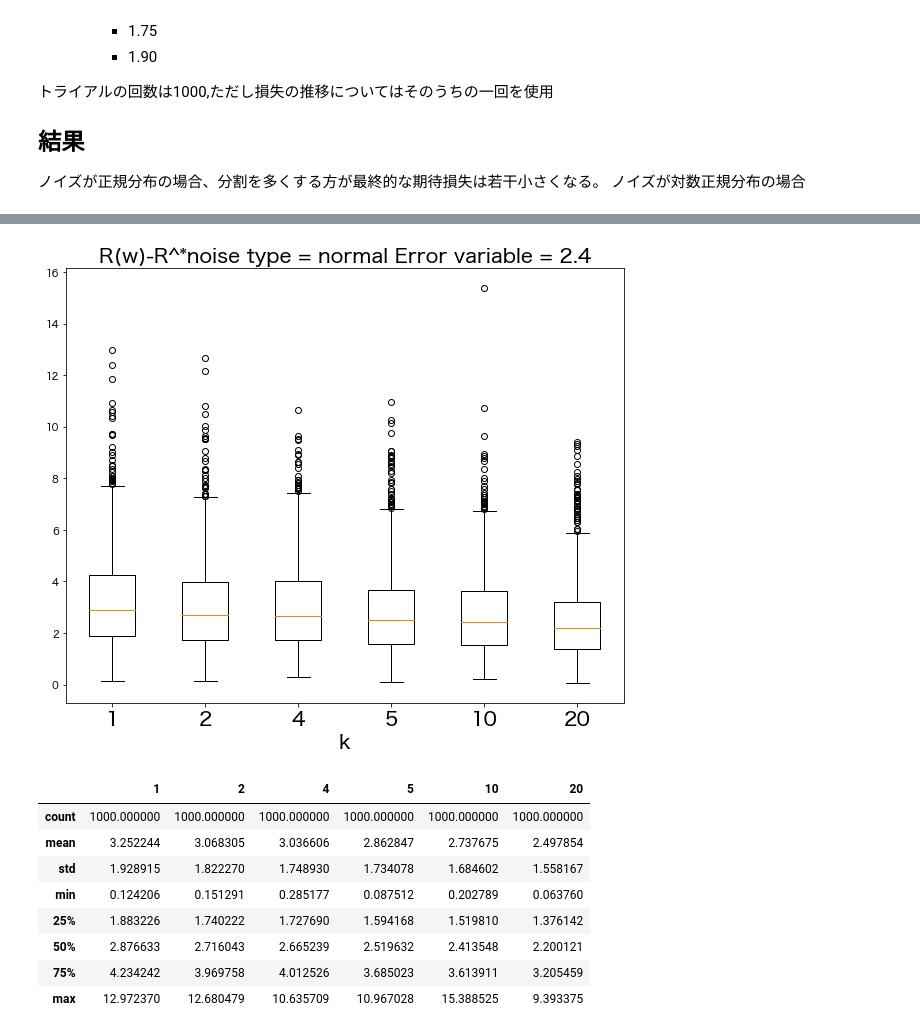
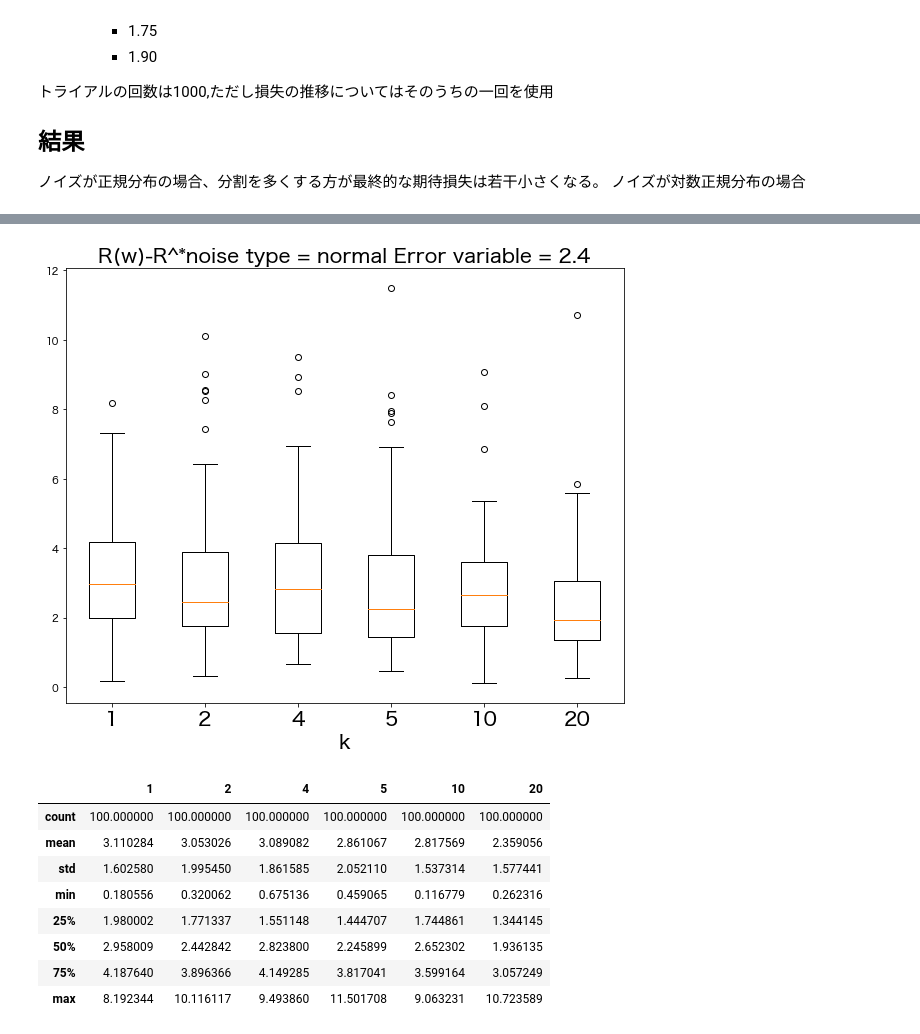
Before and after one commit to NaokiNakamichi/ML, a Jupyter notebook: GD/exp/simulation/DCSGD_Noise_0813.ipynb, the cells around one changed output, grey strips where cells are left out. Saved outputs shown, nothing was run; the diff lists cells and outputs as text; code cells hidden in the pictures.

```diff
--- a/GD/exp/simulation/DCSGD_Noise_0813.ipynb
+++ b/GD/exp/simulation/DCSGD_Noise_0813.ipynb
@@ -116,13 +116,13 @@ plot_set.transition(title=transition_title,result=transition_result, k_list=colu
 # %%
 noise = "normal"
 E_var = 2.4
 title = f"noise type = {noise} Error variable = {E_var}"
 DC = DC_SGD.DCSGDSimulation(w_star=w_star,n=n,E_var=E_var,X_mean=X_mean,X_var=X_var,noise=noise,loss_type=son,c=c,fixed_lr=True)
-trial_num  = 1000
+trial_num  = 100
 _, result_loss_gauss = DC.many_trails(trial_num=trial_num,max_k=20)
 plot_set.box_plot_k(result=result_loss_gauss,k_string=columns,k_list=k_list,title=title)
 # %% [output]
-[figure, old version]
+[figure, new version]
 # %%
 df = pd.DataFrame(result_loss_gauss)
 now = datetime.datetime.now()
@@ -132,14 +132,14 @@ df = pd.DataFrame(result_loss_gauss[:,k_list],columns=columns)
 df.describe()
 # %% [output]
 |  | 1 | 2 | 4 | 5 | 10 | 20 |
-| count | 1000.000000 | 1000.000000 | 1000.000000 | 1000.000000 | 1000.000000 | 1000.000000 |
-| mean | 3.252244 | 3.068305 | 3.036606 | 2.862847 | 2.737675 | 2.497854 |
-| std | 1.928915 | 1.822270 | 1.748930 | 1.734078 | 1.684602 | 1.558167 |
-| min | 0.124206 | 0.151291 | 0.285177 | 0.087512 | 0.202789 | 0.063760 |
-| 25% | 1.883226 | 1.740222 | 1.727690 | 1.594168 | 1.519810 | 1.376142 |
-| 50% | 2.876633 | 2.716043 | 2.665239 | 2.519632 | 2.413548 | 2.200121 |
-| 75% | 4.234242 | 3.969758 | 4.012526 | 3.685023 | 3.613911 | 3.205459 |
-| max | 12.972370 | 12.680479 | 10.635709 | 10.967028 | 15.388525 | 9.393375 |
+| count | 100.000000 | 100.000000 | 100.000000 | 100.000000 | 100.000000 | 100.000000 |
+| mean | 3.110284 | 3.053026 | 3.089082 | 2.861067 | 2.817569 | 2.359056 |
+| std | 1.602580 | 1.995450 | 1.861585 | 2.052110 | 1.537314 | 1.577441 |
+| min | 0.180556 | 0.320062 | 0.675136 | 0.459065 | 0.116779 | 0.262316 |
+| 25% | 1.980002 | 1.771337 | 1.551148 | 1.444707 | 1.744861 | 1.344145 |
+| 50% | 2.958009 | 2.442842 | 2.823800 | 2.245899 | 2.652302 | 1.936135 |
+| 75% | 4.187640 | 3.896366 | 4.149285 | 3.817041 | 3.599164 | 3.057249 |
+| max | 8.192344 | 10.116117 | 9.493860 | 11.501708 | 9.063231 | 10.723589 |
 # %%
 k_list_tr = [1,2,4,5,10,20]
 transition_result = DC.multiple_k_transition(k_list=k_list_tr,w_init=w_init)
```
Also changed, not shown: parts of 16 cells of this notebook, 12 other files.
